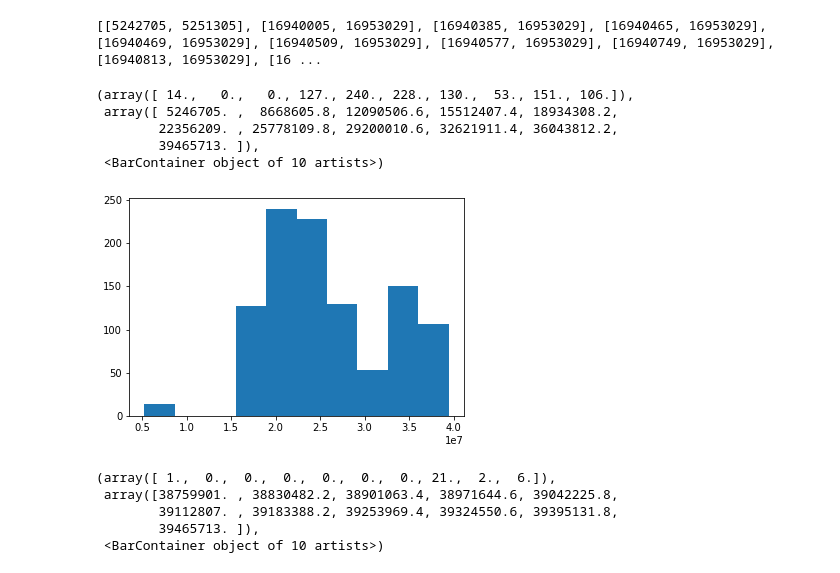
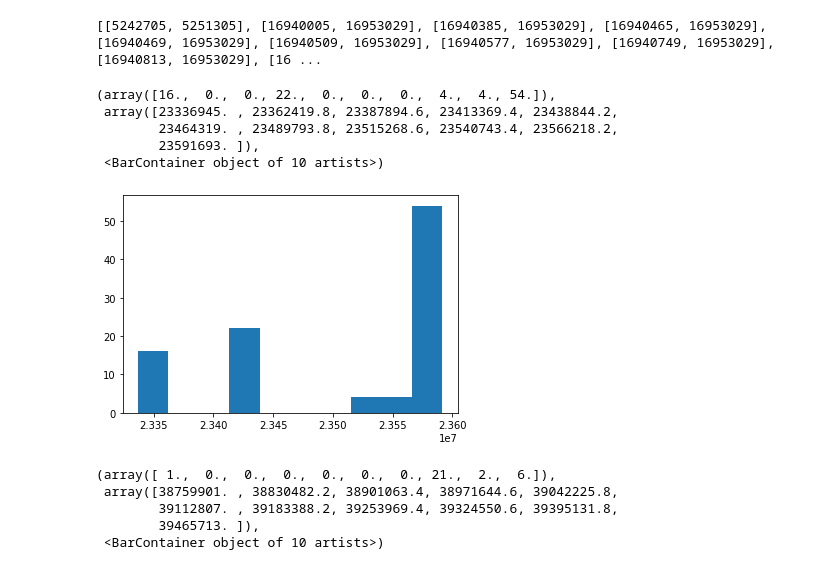
Before and after one commit to boyuanzheng010/multi_coref, a Jupyter notebook: friends/locate_with_record_file.ipynb, the cells around one changed output. Drawn from its saved outputs; the diff is of its cells as text; code cells hidden in the pictures.

```diff
--- a/friends/locate_with_record_file.ipynb
+++ b/friends/locate_with_record_file.ipynb
@@ -199,14 +200,14 @@ print(merged_area)
 # %% [output]
 [[5242705, 5251305], [16940005, 16953029], [16940385, 16953029], [16940465, 16953029], [16940469, 16953029], [16940509, 16953029], [16940577, 16953029], [16940749, 16953029], [16940813, 16953029], [16 ...
 # %%
-plt.hist(sorted(indexs))
+plt.hist(sorted(indexs[400:500]))
 # %% [output]
-(array([ 14.,   0.,   0., 127., 240., 228., 130.,  53., 151., 106.]),
- array([ 5246705. ,  8668605.8, 12090506.6, 15512407.4, 18934308.2,
-        22356209. , 25778109.8, 29200010.6, 32621911.4, 36043812.2,
-        39465713. ]),
+(array([16.,  0.,  0., 22.,  0.,  0.,  0.,  4.,  4., 54.]),
+ array([23336945. , 23362419.8, 23387894.6, 23413369.4, 23438844.2,
+        23464319. , 23489793.8, 23515268.6, 23540743.4, 23566218.2,
+        23591693. ]),
  <BarContainer object of 10 artists>)
-[figure, old version]
+[figure, new version]
 # %%
 plt.hist(sorted(indexs)[-30:])
 # %% [output]
```
Also changed, not shown: parts of 3 cells of this notebook.
